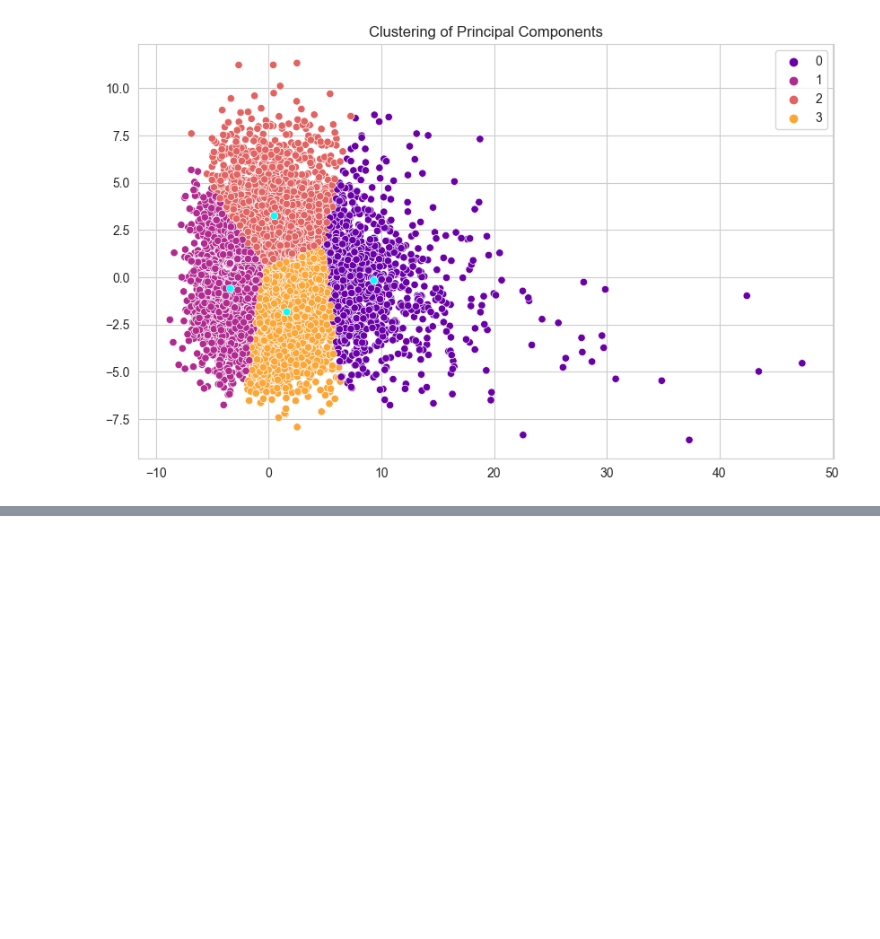
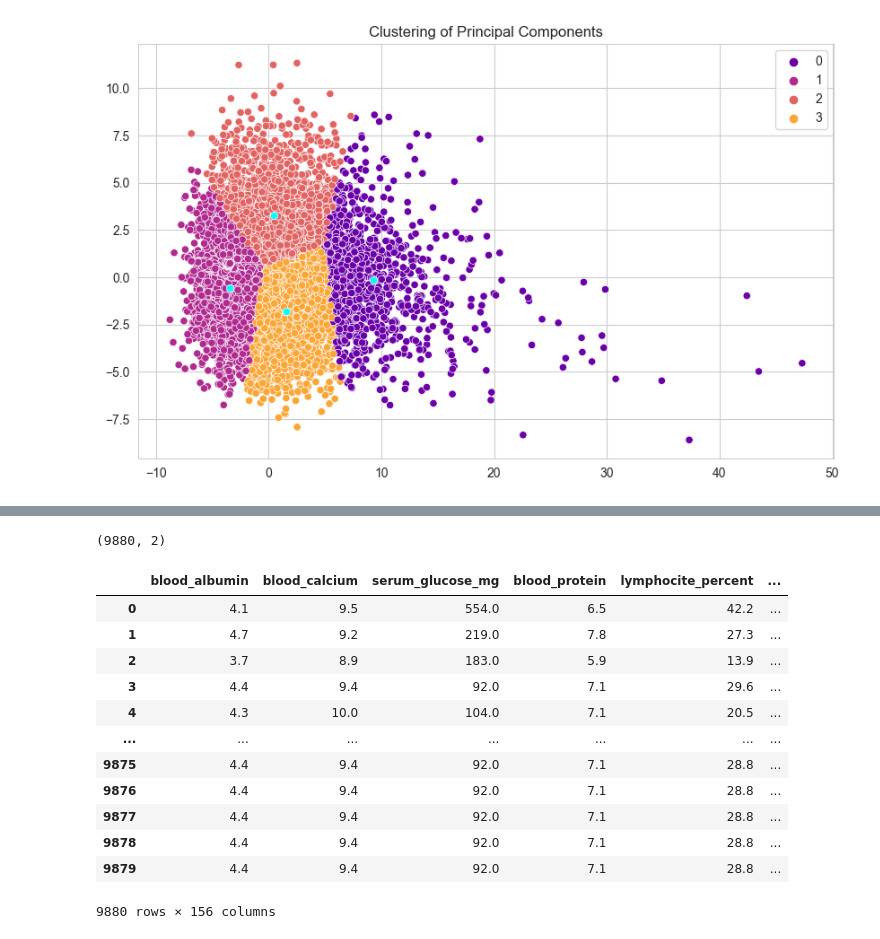
Before and after one commit to ErinPhillips/data_mining_midterm, a Jupyter notebook: diabetes copy.ipynb, the cells around one changed output, grey strips where cells are left out. Cells and saved outputs as stored; diff of their text form; code cells hidden in the pictures; blank space fills up the shorter version.

```diff
--- a/diabetes copy.ipynb
+++ b/diabetes copy.ipynb
@@ -498,0 +533,26 @@ Text(0.5, 1.0, 'Clustering of Principal Components')
+# %%
+df.reset_index(inplace=True, drop=True)
+df_add = pd.DataFrame(data=X_pca, columns=['principal_comp_1', 'principal_comp_2'])
+df_add.shape
+# %% [output]
+(9880, 2)
+# %%
+df_new = pd.concat([df, df_add], axis=1)
+# %%
+df_new['cluster_label'] = labels
+df_new['cluster_label']=df_new['cluster_label'].apply(lambda x:'first' if x==0  else 'second' if x==1 else 'third' if x==2 else 'fourth')
+df_new
+# %% [output]
+|  | blood_albumin | blood_calcium | serum_glucose_mg | blood_protein | lymphocite_percent | ... |
+| 0 | 4.1 | 9.5 | 554.0 | 6.5 | 42.2 | ... |
+| 1 | 4.7 | 9.2 | 219.0 | 7.8 | 27.3 | ... |
+| 2 | 3.7 | 8.9 | 183.0 | 5.9 | 13.9 | ... |
+| 3 | 4.4 | 9.4 | 92.0 | 7.1 | 29.6 | ... |
+| 4 | 4.3 | 10.0 | 104.0 | 7.1 | 20.5 | ... |
+| ... | ... | ... | ... | ... | ... | ... |
+| 9875 | 4.4 | 9.4 | 92.0 | 7.1 | 28.8 | ... |
+| 9876 | 4.4 | 9.4 | 92.0 | 7.1 | 28.8 | ... |
+| 9877 | 4.4 | 9.4 | 92.0 | 7.1 | 28.8 | ... |
+| 9878 | 4.4 | 9.4 | 92.0 | 7.1 | 28.8 | ... |
+| 9879 | 4.4 | 9.4 | 92.0 | 7.1 | 28.8 | ... |
+9880 rows × 156 columns
```
Also changed, not shown: parts of 21 cells of this notebook.
